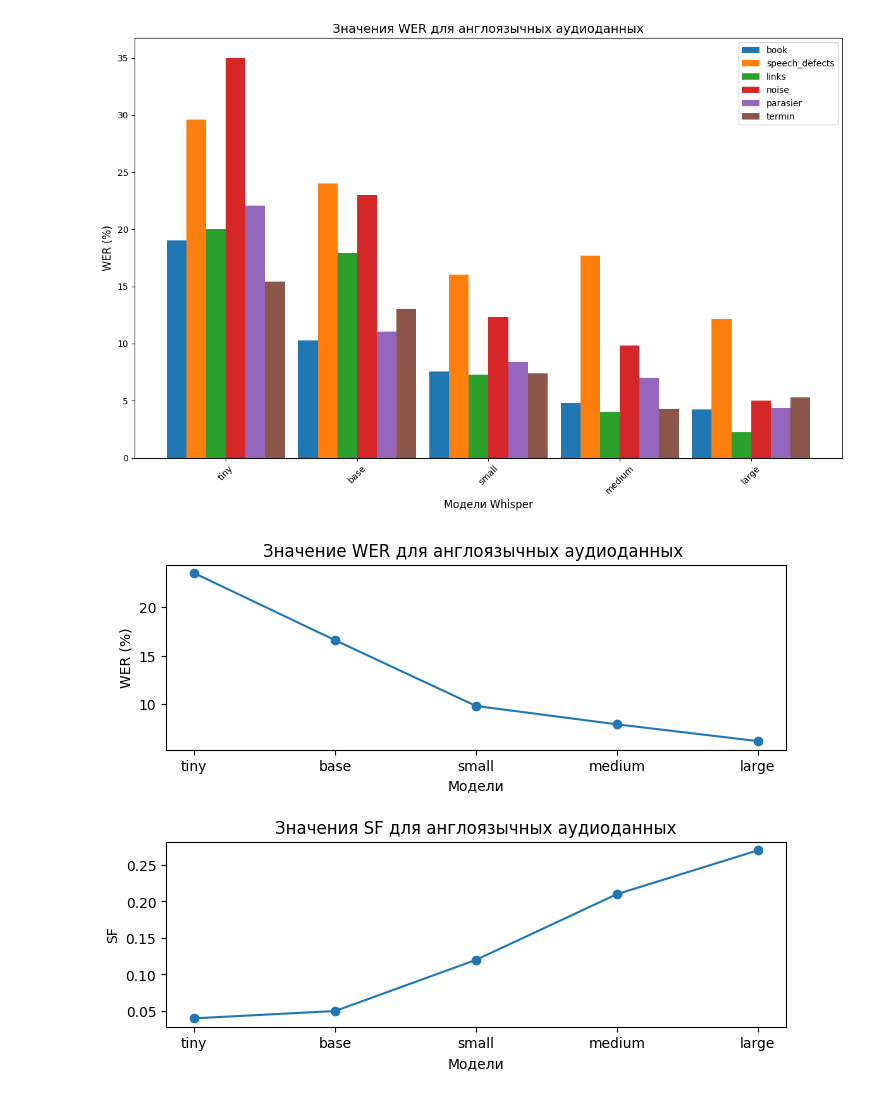
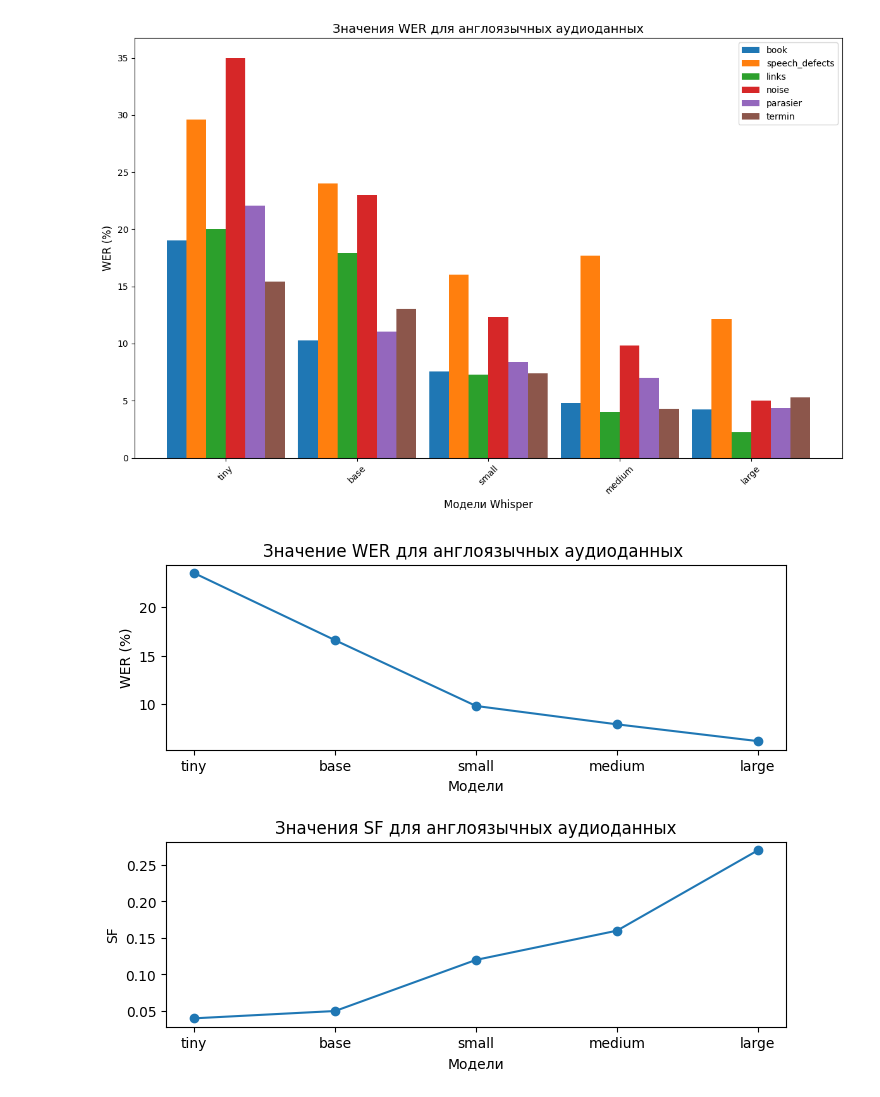
Before and after one commit to Polineska/SpeechRecognition, a Jupyter notebook: Whisper_analysis.ipynb, the cells around one changed output. Drawn from its saved outputs; the diff is of its cells as text; code cells hidden in the pictures.

```diff
--- a/Whisper_analysis.ipynb
+++ b/Whisper_analysis.ipynb
@@ -538,31 +538,31 @@ plt.show()
 # %%
 import matplotlib.pyplot as plt
 import numpy as np
 
 # Данные о WER и SF
 models = ['tiny', 'base', 'small', 'medium', 'large']
 wer = [23.51,	16.6, 9.83,	7.94,	6.21,]
-sf = [0.04,	0.05,	0.12,	0.21,	0.27]
+sf = [0.04,	0.05,	0.12,	0.16,	0.27]
 
 # Создание фигуры и осей
 fig, (ax1, ax2) = plt.subplots(nrows=2, ncols=1, figsize=(8, 6))
 
 # Визуализация WER
 ax1.plot(models, wer, marker='o')
 ax1.set_xlabel('Модели')
 ax1.set_ylabel('WER (%)')
 ax1.set_title('Значение WER для англоязычных аудиоданных ')
 
 # Визуализация SF
 ax2.plot(models, sf, marker='o')
 ax2.set_xlabel('Модели')
 ax2.set_ylabel('SF')
 ax2.set_title('Значения SF для англоязычных аудиоданных')
 
 # Регулировка расстояния между подграфиками
 plt.subplots_adjust(hspace=0.5)
 
 # Отображение графика
 plt.show()
 # %% [output]
-[figure, old version]
+[figure, new version]
```
Also changed, not shown: parts of 1 cell of this notebook.
